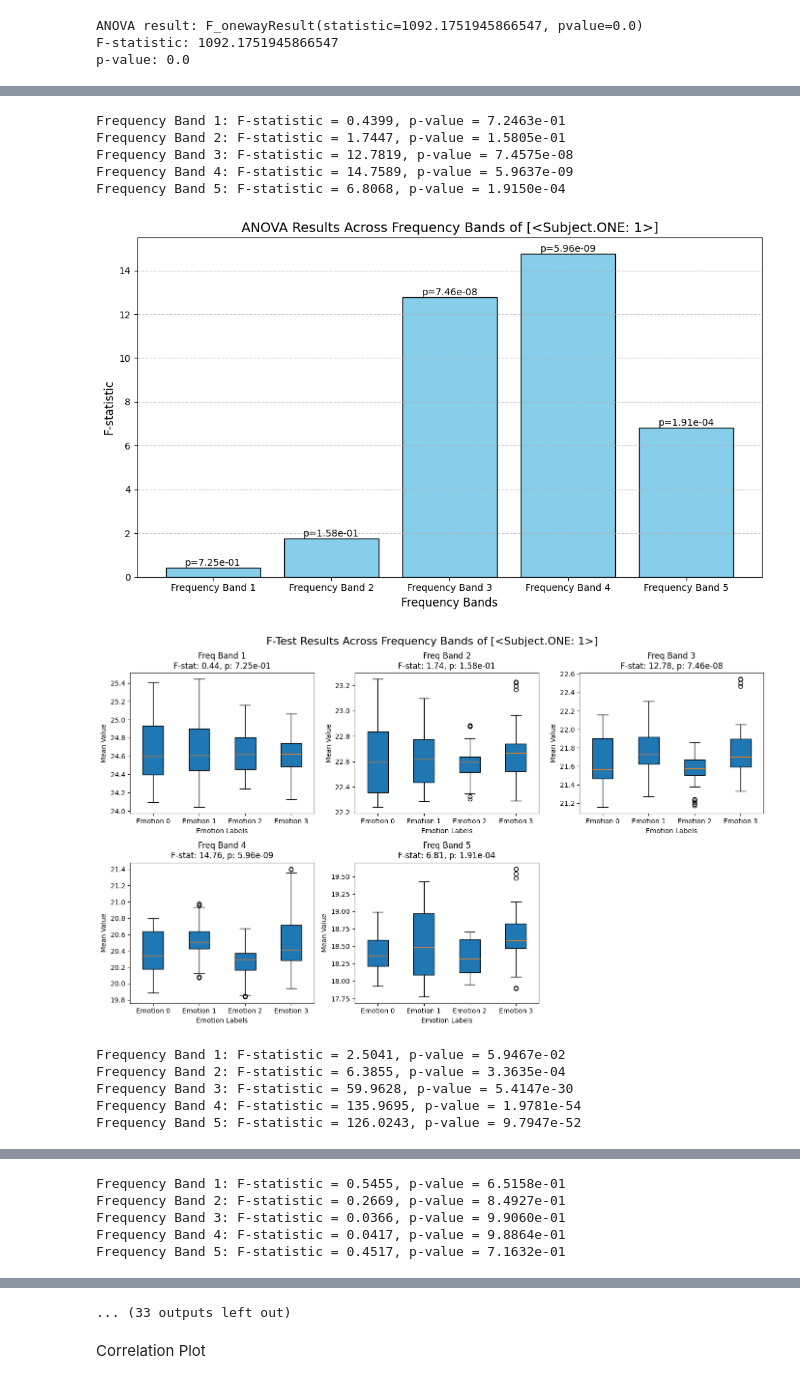
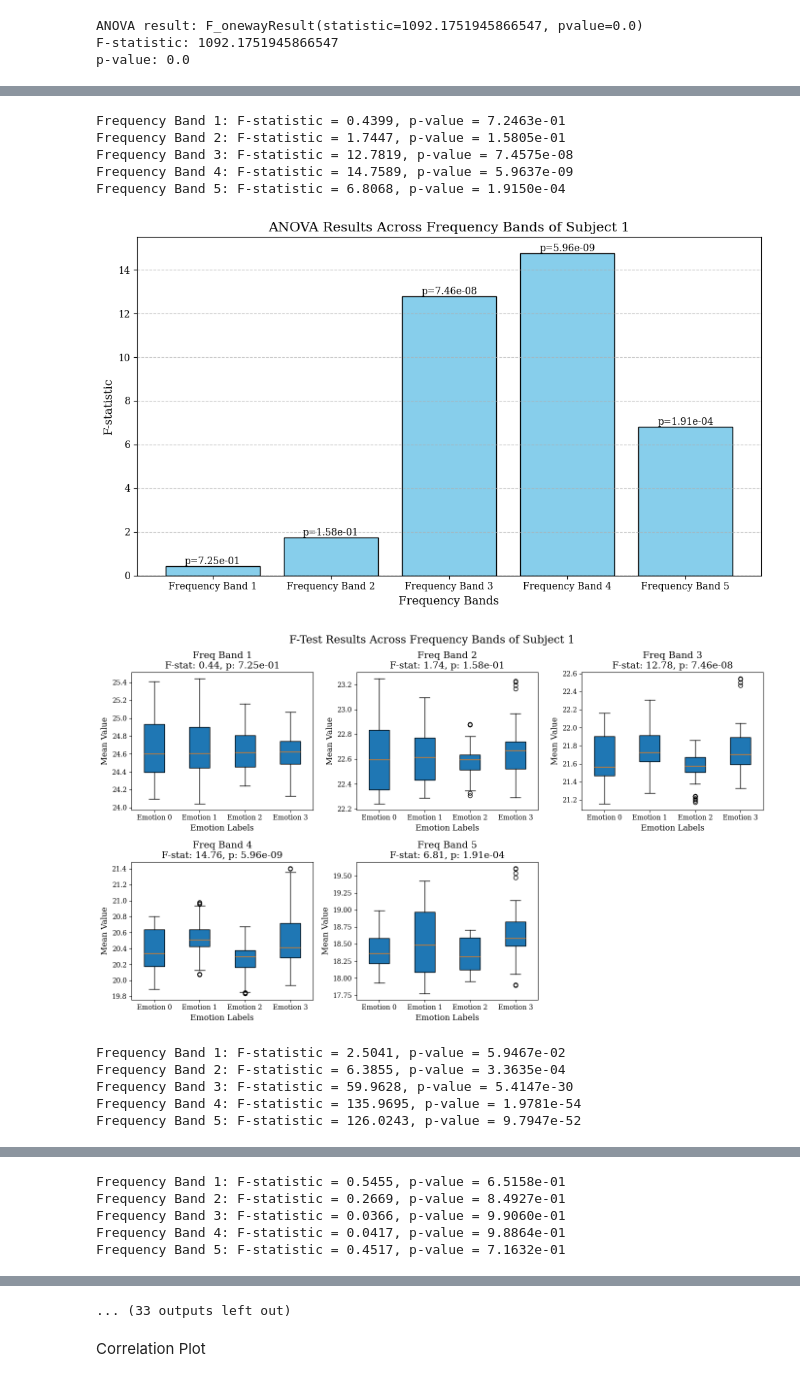
Before and after one commit to mylakehead/eeg, a Jupyter notebook: notebook.ipynb, the cells around one changed output, grey strips where cells are left out. Saved outputs shown, nothing was run; the diff lists cells and outputs as text; code cells hidden in the pictures.

Commit message:
dev: plotting style for paper format

```diff
--- a/notebook.ipynb
+++ b/notebook.ipynb
@@ -139,5 +141,24 @@ for feature_idx, f_stat, p_value in anova_results:
+# %%
+import matplotlib.pyplot as plt
+
+# Set font properties globally for consistent appearance
+plt.rcParams.update({
+    'font.size': 12,        # General font size
+    'font.family': 'serif', # Use a serif font (e.g., Times New Roman)
+    'axes.titlesize': 14,   # Title font size
+    'axes.labelsize': 12,   # Label font size
+    'xtick.labelsize': 10,  # X-axis tick labels
+    'ytick.labelsize': 10,  # Y-axis tick labels
+})
 # %%
 import pre.conformer
+import os
+
+eeg_feature_data_path = os.path.join(
+    config.dataset['root_path'],
+    config.dataset['eeg_feature_smooth_path']
+)
+
 for subj in Subject:
     sub_list = [subj]
 
@@ -186,7 +207,7 @@ for subj in Subject:
     # Add labels, title, and grid
     plt.xlabel("Frequency Bands", fontsize=12)
     plt.ylabel("F-statistic", fontsize=12)
-    plt.title(f"ANOVA Results Across Frequency Bands of {sub_list}", fontsize=14)
+    plt.title(f"ANOVA Results Across Frequency Bands of Subject {sub_list[0].value}", fontsize=14)
     plt.axhline(y=0, color='black', linewidth=0.8, linestyle='--')  # Reference line
     plt.grid(axis='y', linestyle='--', alpha=0.7)
     plt.tight_layout()
@@ -209,37 +230,37 @@ for subj in Subject:
         f_stat, p_value = f_oneway(*band_data)
         results[f"Frequency Band {band + 1}"] = {"F-statistic": f_stat, "p-value": p_value}
 
     # Step 4: Visualize results for each band
     plt.figure(figsize=(14, 8))
     for band in range(5):
         # Extract data for this band
         band_data = [group[:, band] for group in emotion_groups]
 
         # Create subplot for each band
         plt.subplot(2, 3, band + 1)
-        plt.boxplot(band_data, labels=["Emotion 0", "Emotion 1", "Emotion 2", "Emotion 3"], patch_artist=True)
+        plt.boxplot(band_data, tick_labels=["Emotion 0", "Emotion 1", "Emotion 2", "Emotion 3"], patch_artist=True)
 
         # Add F-statistic and p-value as the title
         f_stat = results[f"Frequency Band {band + 1}"]["F-statistic"]
         p_value = results[f"Frequency Band {band + 1}"]["p-value"]
         plt.title(f"Freq Band {band + 1}\nF-stat: {f_stat:.2f}, p: {p_value:.2e}")
 
         # Add labels
         plt.xlabel("Emotion Labels")
         plt.ylabel("Mean Value")
 
     # Adjust layout and show plot
     plt.tight_layout()
-    plt.suptitle(f"F-Test Results Across Frequency Bands of {sub_list}", fontsize=16, y=1.02)
+    plt.suptitle(f"F-Test Results Across Frequency Bands of Subject {sub_list[0].value}", fontsize=16, y=1.02)
     plt.show()
 # %% [output]
 Frequency Band 1: F-statistic = 0.4399, p-value = 7.2463e-01
 Frequency Band 2: F-statistic = 1.7447, p-value = 1.5805e-01
 Frequency Band 3: F-statistic = 12.7819, p-value = 7.4575e-08
 Frequency Band 4: F-statistic = 14.7589, p-value = 5.9637e-09
 Frequency Band 5: F-statistic = 6.8068, p-value = 1.9150e-04
-[figure, old version]
+[figure, new version]
-[figure, old version]
+[figure, new version]
 Frequency Band 1: F-statistic = 2.5041, p-value = 5.9467e-02
 Frequency Band 2: F-statistic = 6.3855, p-value = 3.3635e-04
 Frequency Band 3: F-statistic = 59.9628, p-value = 5.4147e-30
```
Also changed, not shown: parts of 2 cells of this notebook.
